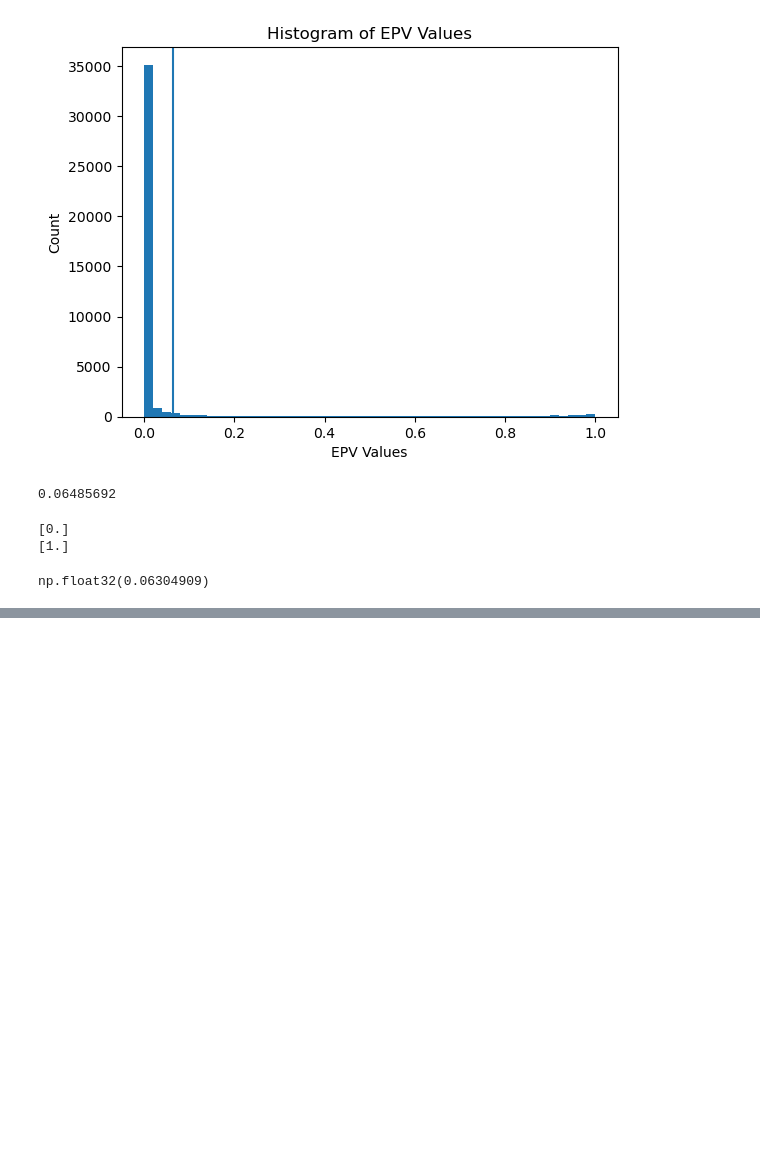
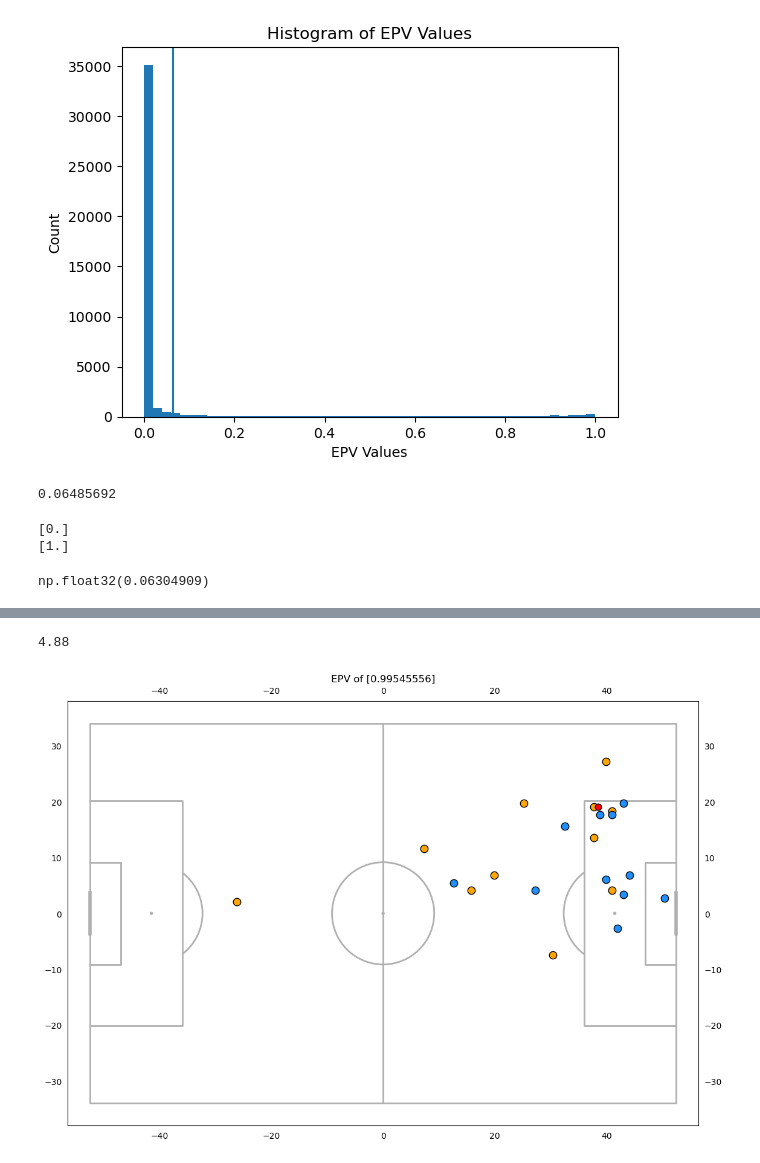
Before and after one commit to alexmiale/ds4420_project, a Jupyter notebook: epv/EPV_Model.ipynb, the cells around one changed output, grey strips where cells are left out. Drawn from its saved outputs; the diff is of its cells as text; code cells hidden in the pictures; blank space fills up the shorter version.

```diff
--- a/epv/EPV_Model.ipynb
+++ b/epv/EPV_Model.ipynb
@@ -236,0 +325,45 @@ length_max = PITCH_LENGTH/2
+# %%
+print(epv_1["ball_z"])
+# %% [output]
+4.88
+# %%
+def plot_epv(min, max):
+    """
+    Print a pitch of an epv value in between the two values passed
+    """
+
+    # get indices of bounds
+    lower = tuple(np.argwhere(new_preds>min)[:, 0])
+    upper = tuple(np.argwhere(new_preds<=max)[:, 0])
+    indices = list(set(lower) & set(upper))
+
+    # pick an index
+    index = random.choice(indices)
+
+    # get epv
+    epv = X_test_strat.iloc[index]
+    actual_epv = new_preds[index]
+
+    # get values
+    x1_vals = epv[x1]*length_max - epv[x1]*length_min + length_min
+    x2_vals = epv[x2]*length_max - epv[x2]*length_min + length_min
+
+    y1_vals = epv[y1]*width_max - epv[y1]*width_min + width_min
+    y2_vals = epv[y2]*width_max - epv[y2]*width_min + width_min
+
+    x_ball = epv["ball_x"]
+    y_ball = epv["ball_y"]
+
+    # plot voronoi of snapshot
+    p = Pitch(pitch_type="skillcorner", pitch_length=105, pitch_width=68, axis=True, label=True)
+    fig, ax = p.draw(figsize=(12,8))
+
+    # Plot players
+    sc1 = p.scatter(x1_vals, y1_vals, c='orange', s=80, ec='k', ax=ax)
+    sc2 = p.scatter(x2_vals, y2_vals, c='dodgerblue', s=80, ec='k', ax=ax)
+    ball = p.scatter(x_ball, y_ball, c='red', s=60, ec='k', ax=ax)
+    ax.set_title(f"EPV of {actual_epv}")
+# %%
+plot_epv(0.99, 1)
+# %% [output]
+[figure, added]
```
Also changed, not shown: parts of 16 cells of this notebook, 7 other files.
